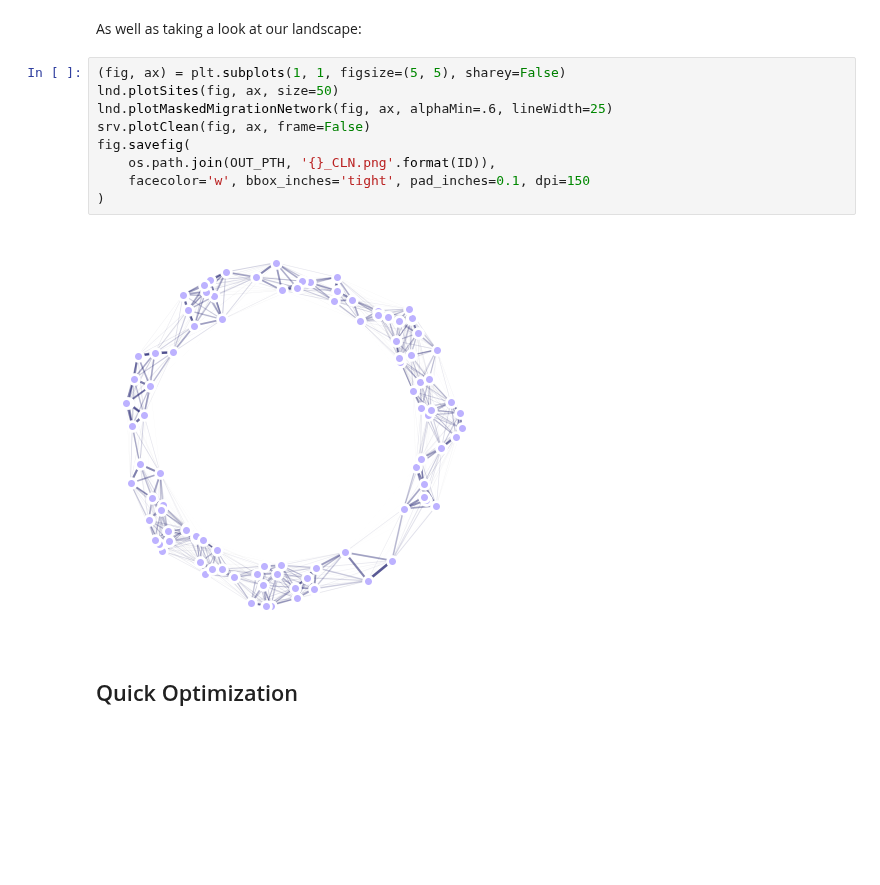
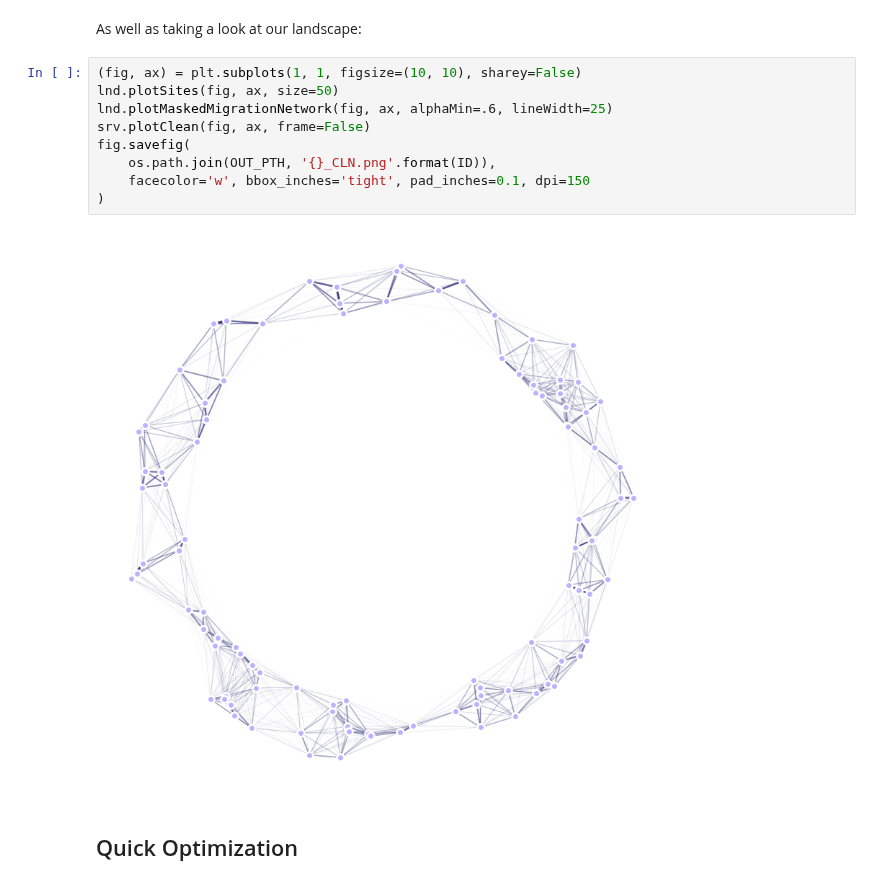
Before and after one commit to Chipdelmal/MGSurvE_Webinar2023, a Jupyter notebook: demos/fundamentals/quickstart.ipynb, the cells around one changed output. Cells and saved outputs as stored; diff of their text form; blank space fills up the shorter version.

Commit message:
Figure sizes update

```diff
--- a/demos/fundamentals/quickstart.ipynb
+++ b/demos/fundamentals/quickstart.ipynb
@@ -93,16 +93,16 @@ fig.savefig(
 # %% [markdown]
 As well as taking a look at our landscape:
 # %%
-(fig, ax) = plt.subplots(1, 1, figsize=(5, 5), sharey=False)
+(fig, ax) = plt.subplots(1, 1, figsize=(10, 10), sharey=False)
 lnd.plotSites(fig, ax, size=50)
 lnd.plotMaskedMigrationNetwork(fig, ax, alphaMin=.6, lineWidth=25)
 srv.plotClean(fig, ax, frame=False)
 fig.savefig(
     os.path.join(OUT_PTH, '{}_CLN.png'.format(ID)),
     facecolor='w', bbox_inches='tight', pad_inches=0.1, dpi=150
 )
 # %% [output]
-[figure, old version]
+[figure, new version]
 # %% [markdown]
 ## Quick Optimization
 # %% [markdown]
```
Also changed, not shown: parts of 2 cells of this notebook, 9 other files.
